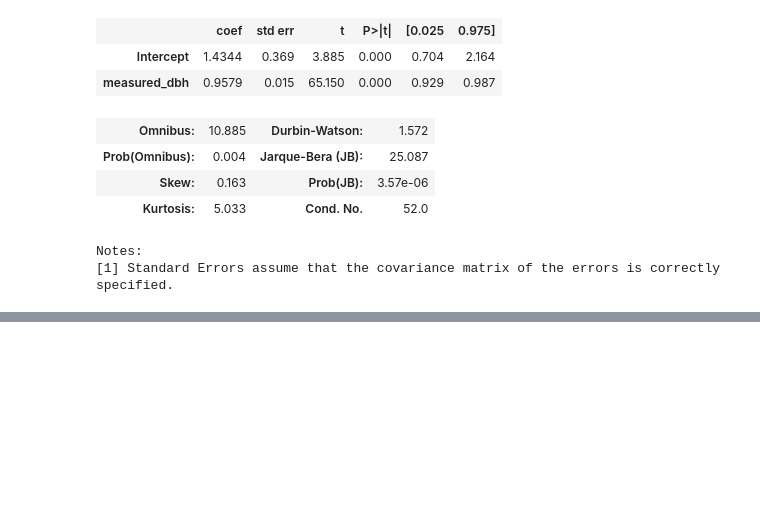
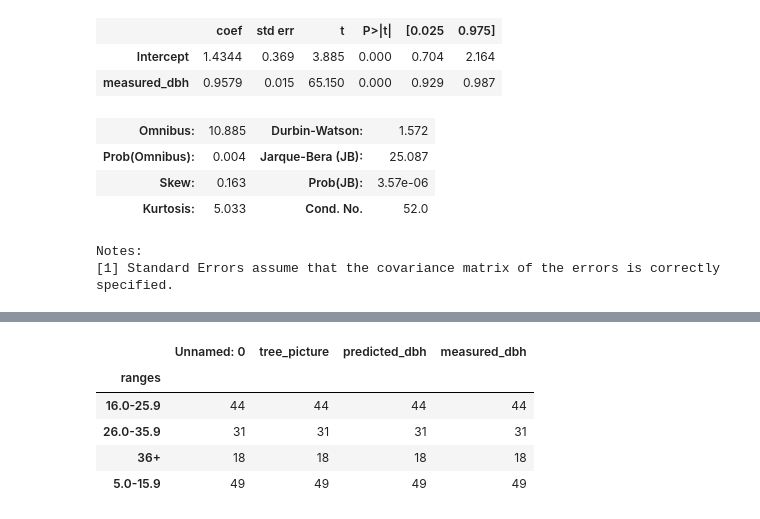
Before and after one commit to eai6/pv_mrv, a Jupyter notebook: statistical_analysis/tree_dbh_model_testing.ipynb, the cells around one changed output, grey strips where cells are left out. Saved outputs shown, nothing was run; the diff lists cells and outputs as text; code cells hidden in the pictures; blank space fills up the shorter version.

Commit message:
performance evaluation

```diff
--- a/statistical_analysis/tree_dbh_model_testing.ipynb
+++ b/statistical_analysis/tree_dbh_model_testing.ipynb
@@ -426,0 +429,2 @@ df3[["tree_picture","predicted_dbh","measured_dbh"]].to_csv("output/dbh_algorith
+# %%
+data = pd.read_csv("output/dbh_algorithm_evaluation_dataset.csv")
@@ -426,0 +433,21 @@ df3[["tree_picture","predicted_dbh","measured_dbh"]].to_csv("output/dbh_algorith
+# %%
+# define a function to get the diameter ranges
+def getRange(dbh):
+    if dbh < 16:
+        return "5.0-15.9"
+    elif dbh < 26:
+        return "16.0-25.9"
+    elif dbh < 36:
+        return "26.0-35.9"
+    return "36+"
+# %%
+data["ranges"] = data.measured_dbh.apply(getRange)
+# %%
+data.groupby("ranges").count()
+# %% [output]
+|  | Unnamed: 0 | tree_picture | predicted_dbh | measured_dbh |
+| ranges |  |  |  |  |
+| 16.0-25.9 | 44 | 44 | 44 | 44 |
+| 26.0-35.9 | 31 | 31 | 31 | 31 |
+| 36+ | 18 | 18 | 18 | 18 |
+| 5.0-15.9 | 49 | 49 | 49 | 49 |
```
Also changed, not shown: parts of 3 cells of this notebook.
